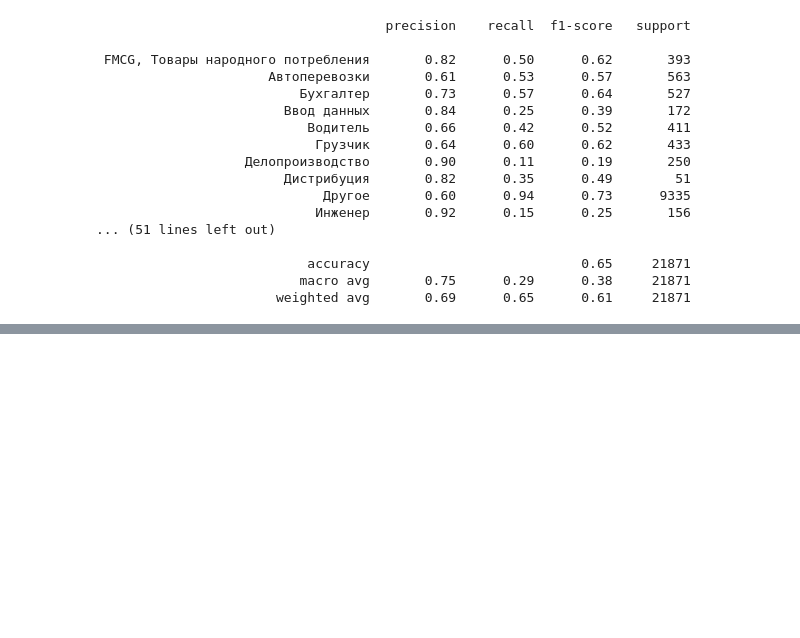
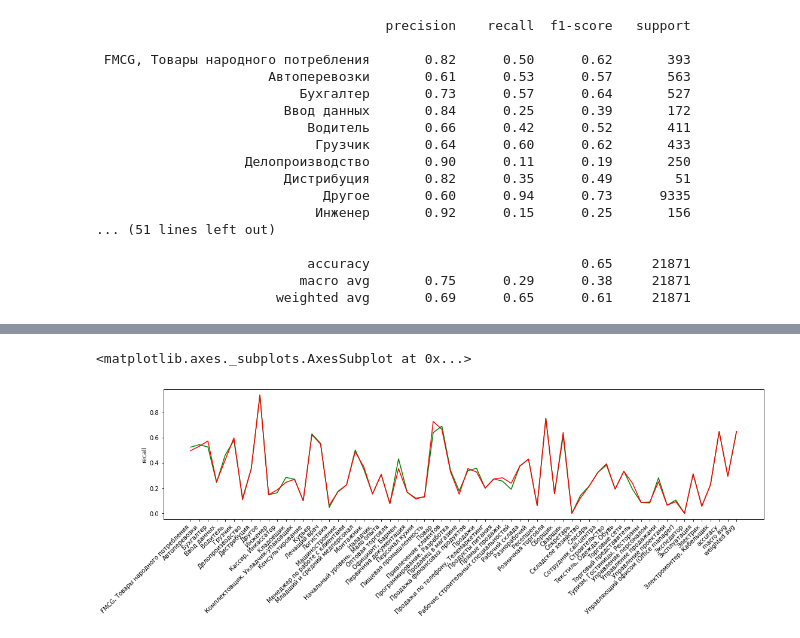
Before and after one commit to alievaliza/MSU_diploma, a Jupyter notebook: notebooks/prof_area_specialization_classification.ipynb, the cells around one changed output, grey strips where cells are left out. Drawn from its saved outputs; the diff is of its cells as text; code cells hidden in the pictures; blank space fills up the shorter version.

```diff
--- a/notebooks/prof_area_specialization_classification.ipynb
+++ b/notebooks/prof_area_specialization_classification.ipynb
@@ -347,0 +479,7 @@ specialization                       MAE
+# %%
+sns.lineplot(x=report.index, y=report['recall'], color='green')
+pyplot.xticks(rotation=45, ha="right");
+sns.lineplot(x=report_lem.index, y=report_lem['recall'], color='red')
+# %% [output]
+<matplotlib.axes._subplots.AxesSubplot at 0x...>
+[figure, added]
```
Also changed, not shown: parts of 34 cells of this notebook.
